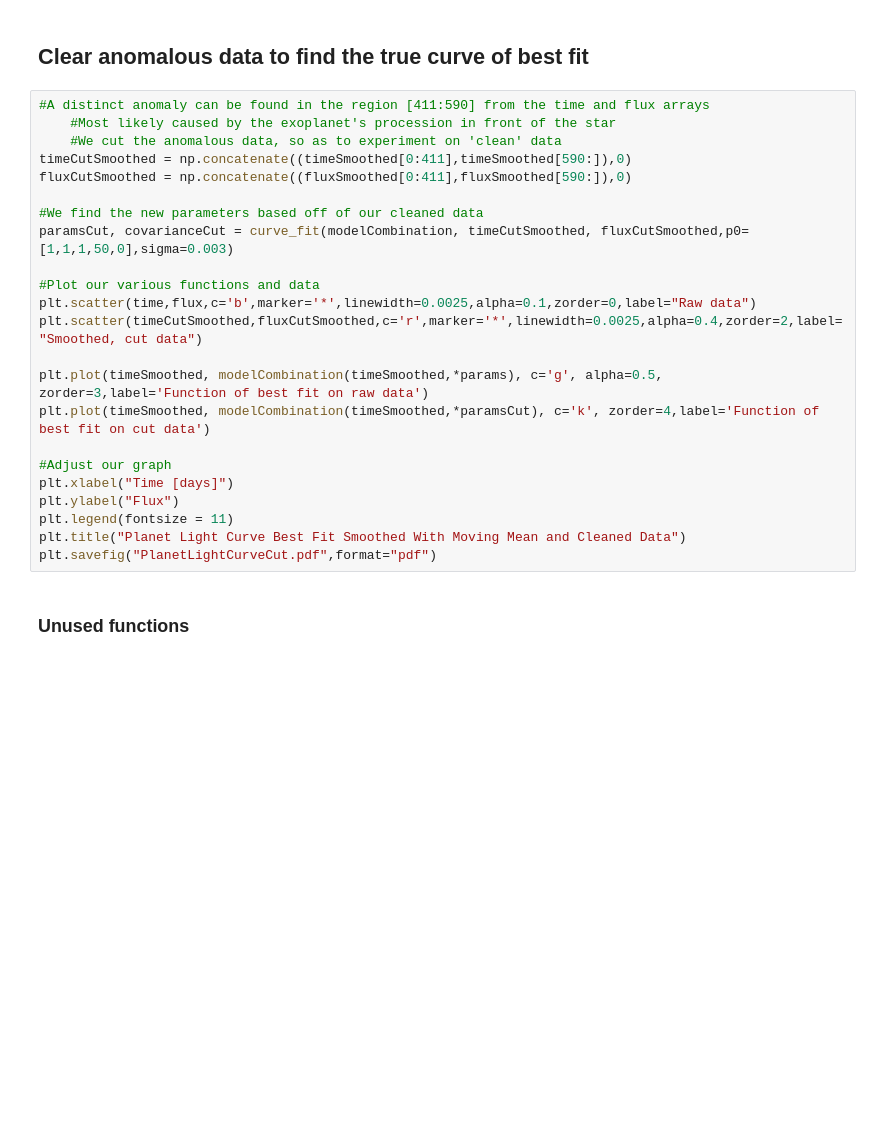
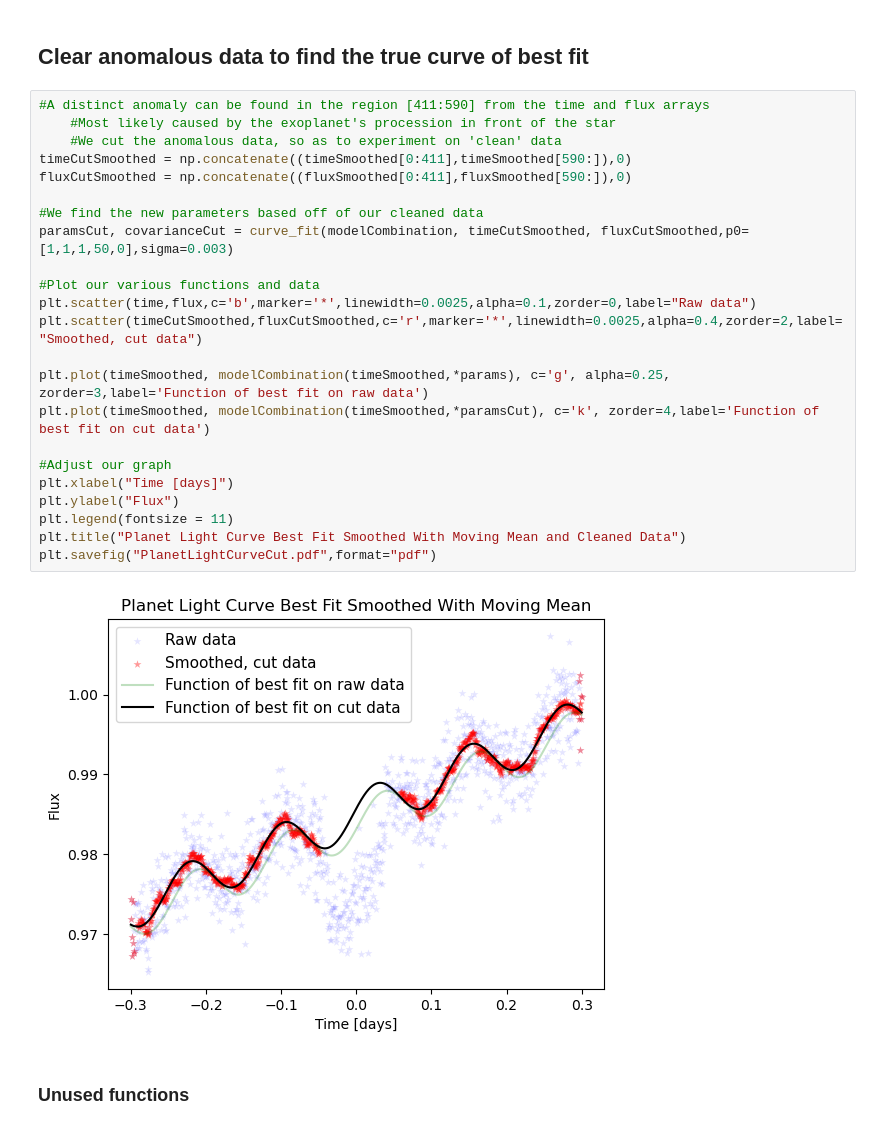
Before and after one commit to Starllation/ASTR-19-Group-Project, a Jupyter notebook: Group Project Task 2.ipynb, the cells around one changed output. Drawn from its saved outputs; the diff is of its cells as text; blank space fills up the shorter version.

```diff
--- a/Group Project Task 2.ipynb
+++ b/Group Project Task 2.ipynb
@@ -159,26 +159,28 @@ plt.title("Planet Light Curve Best Fit Smoothed With Moving Mean")
 # %%
 #A distinct anomaly can be found in the region [411:590] from the time and flux arrays
     #Most likely caused by the exoplanet's procession in front of the star
     #We cut the anomalous data, so as to experiment on 'clean' data
 timeCutSmoothed = np.concatenate((timeSmoothed[0:411],timeSmoothed[590:]),0)
 fluxCutSmoothed = np.concatenate((fluxSmoothed[0:411],fluxSmoothed[590:]),0)
 
 #We find the new parameters based off of our cleaned data
 paramsCut, covarianceCut = curve_fit(modelCombination, timeCutSmoothed, fluxCutSmoothed,p0=[1,1,1,50,0],sigma=0.003)
 
 #Plot our various functions and data
 plt.scatter(time,flux,c='b',marker='*',linewidth=0.0025,alpha=0.1,zorder=0,label="Raw data")
 plt.scatter(timeCutSmoothed,fluxCutSmoothed,c='r',marker='*',linewidth=0.0025,alpha=0.4,zorder=2,label="Smoothed, cut data")
 
-plt.plot(timeSmoothed, modelCombination(timeSmoothed,*params), c='g', alpha=0.5, zorder=3,label='Function of best fit on raw data')
+plt.plot(timeSmoothed, modelCombination(timeSmoothed,*params), c='g', alpha=0.25, zorder=3,label='Function of best fit on raw data')
 plt.plot(timeSmoothed, modelCombination(timeSmoothed,*paramsCut), c='k', zorder=4,label='Function of best fit on cut data')
 
 #Adjust our graph
 plt.xlabel("Time [days]")
 plt.ylabel("Flux")
 plt.legend(fontsize = 11)
 plt.title("Planet Light Curve Best Fit Smoothed With Moving Mean and Cleaned Data")
 plt.savefig("PlanetLightCurveCut.pdf",format="pdf")
+# %% [output]
+[figure, added]
 # %% [markdown]
 ### Unused functions
 # %%
```
Also changed, not shown: 1 other file.
